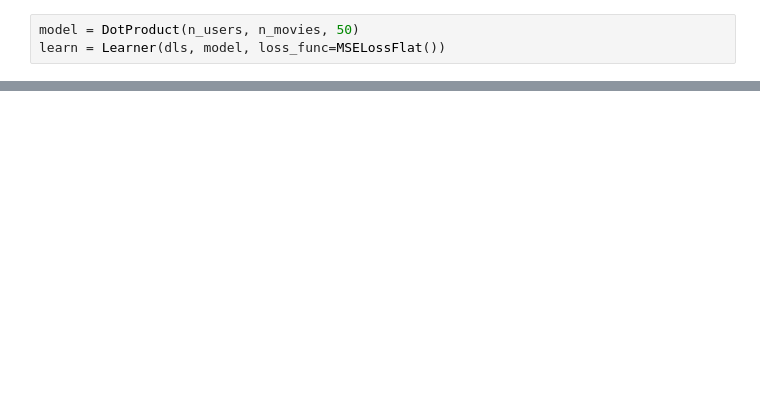
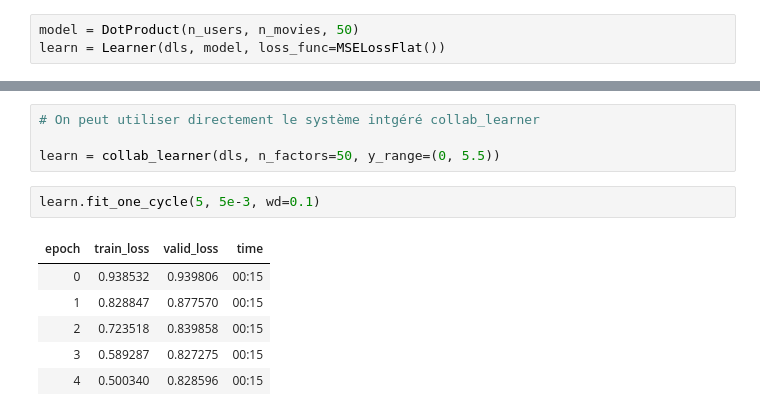
Before and after one commit to Eckmoule/DeepLearningCourse, a Jupyter notebook: 1 - Application cours/6 - Recommandation - Données structurées .ipynb, the cells around one changed output, grey strips where cells are left out. Drawn from its saved outputs; the diff is of its cells as text; blank space fills up the shorter version.

```diff
--- a/1 - Application cours/6 - Recommandation - Données structurées .ipynb
+++ b/1 - Application cours/6 - Recommandation - Données structurées .ipynb
@@ -135,0 +249,13 @@ learn.fit_one_cycle(5, 5e-3)
+# %%
+# On peut utiliser directement le système intgéré collab_learner
+
+learn = collab_learner(dls, n_factors=50, y_range=(0, 5.5))
+# %%
+learn.fit_one_cycle(5, 5e-3, wd=0.1)
+# %% [output]
+| epoch | train_loss | valid_loss | time |
+| 0 | 0.938532 | 0.939806 | 00:15 |
+| 1 | 0.828847 | 0.877570 | 00:15 |
+| 2 | 0.723518 | 0.839858 | 00:15 |
+| 3 | 0.589287 | 0.827275 | 00:15 |
+| 4 | 0.500340 | 0.828596 | 00:15 |
```
Also changed, not shown: parts of 15 cells of this notebook, 1 other file.
